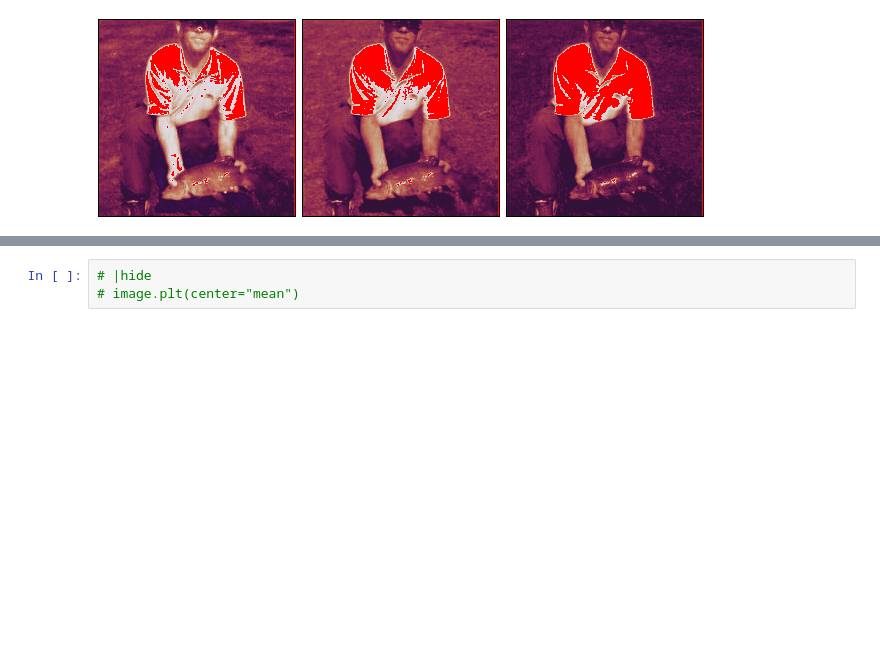
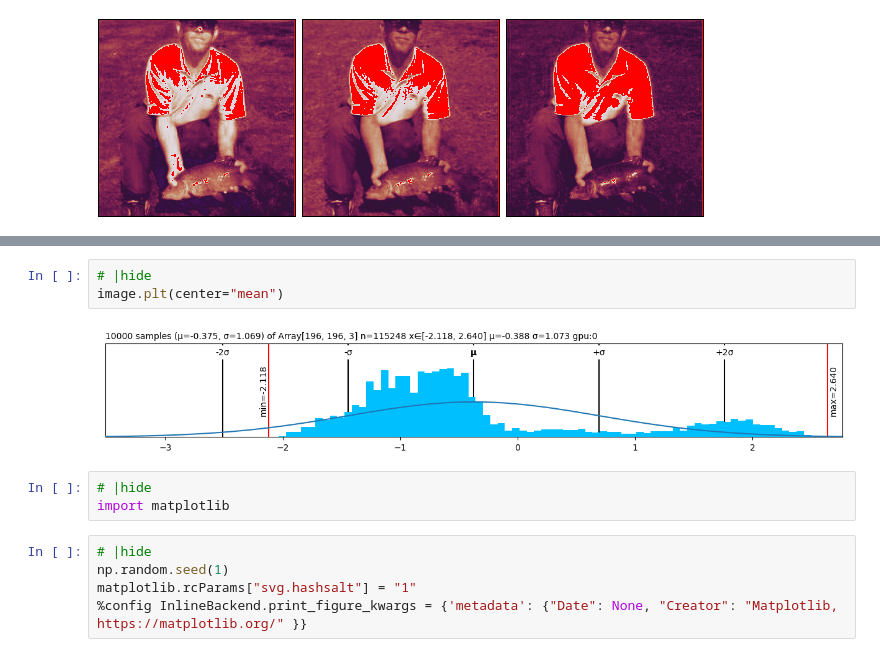
Before and after one commit to xl0/lovely-jax, a Jupyter notebook: nbs/10_patch.ipynb, the cells around one changed output, grey strips where cells are left out. Cells and saved outputs as stored; diff of their text form; blank space fills up the shorter version.

```diff
--- a/nbs/10_patch.ipynb
+++ b/nbs/10_patch.ipynb
@@ -183,5 +185,15 @@ Array[196, 196, 3] n=115248 x∈[-0.135, 1.292] μ=0.384 σ=0.322 gpu:0
 # %%
 # |hide
-# image.plt(center="mean")
+image.plt(center="mean")
+# %% [output]
+[figure, added]
+# %%
+# |hide
+import matplotlib
+# %%
+# |hide
+np.random.seed(1)
+matplotlib.rcParams["svg.hashsalt"] = "1"
+%config InlineBackend.print_figure_kwargs = {'metadata': {"Date": None, "Creator": "Matplotlib, https://matplotlib.org/" }}
 # %%
 # |hide
```
Also changed, not shown: parts of 4 cells of this notebook, 17 other files.
